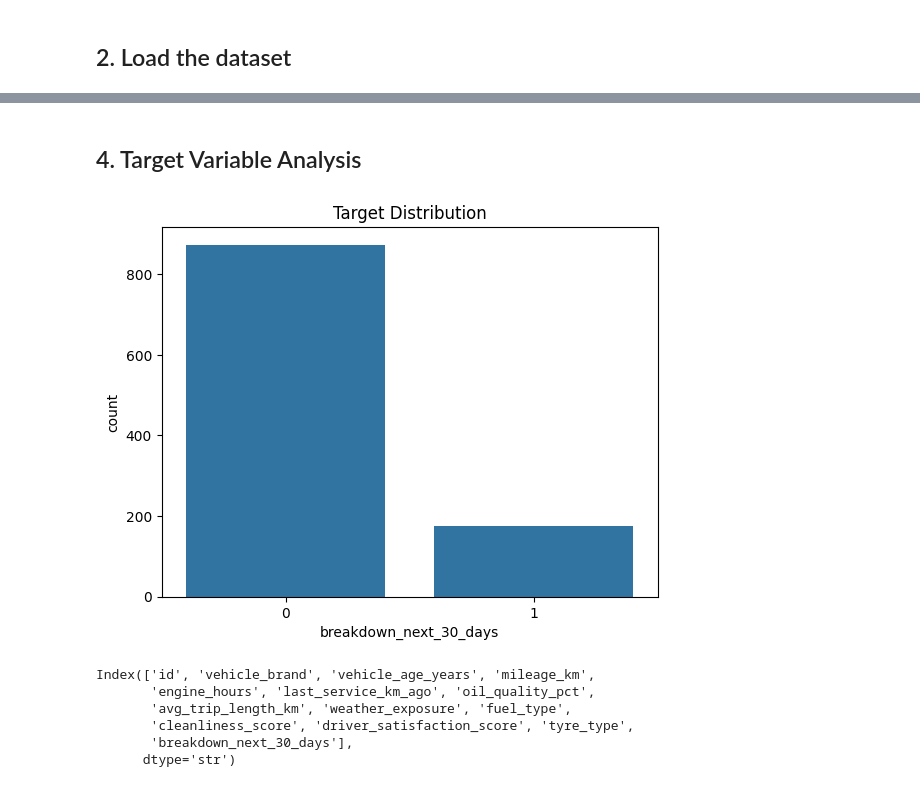
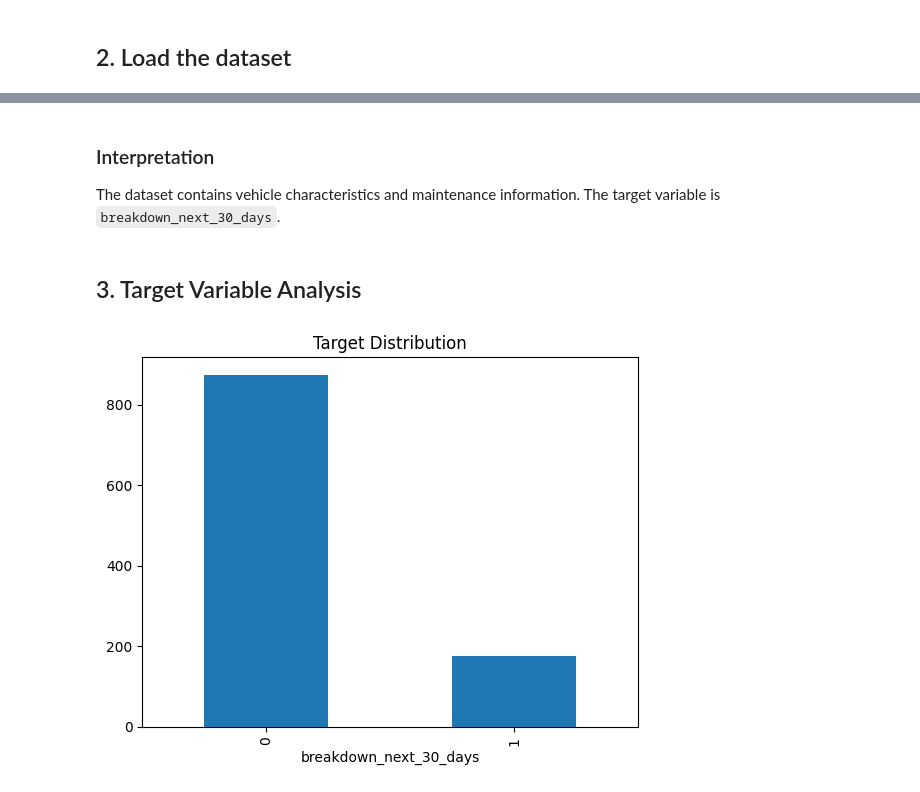
Before and after one commit to IlliaKrivoruchko/Car_Breakdown, a Jupyter notebook: eda.ipynb, the cells around one changed output, grey strips where cells are left out. Saved outputs shown, nothing was run; the diff lists cells and outputs as text; code cells hidden in the pictures.

```diff
--- a/eda.ipynb
+++ b/eda.ipynb
@@ -14,8 +17,7 @@ pd.set_option('display.max_columns', None)
 # %% [markdown]
 ## 2. Load the dataset
 # %%
-train = pd.read_csv("train_CarBreakDown.csv")
-test = pd.read_csv("test_CarBreakDown.csv")
-
+train.shape
+train.info()
 train.head()
 # %% [output]
@@ -61,20 +47,15 @@ memory usage: 115.0 KB
+# %% [markdown]
+### Interpretation
+
+The dataset contains vehicle characteristics and maintenance information.
+The target variable is `breakdown_next_30_days`.
 # %% [markdown]
-## 4. Target Variable Analysis
+## 3. Target Variable Analysis
 # %%
 train["breakdown_next_30_days"].value_counts()
 train["breakdown_next_30_days"].value_counts(normalize=True)
-sns.countplot(x="breakdown_next_30_days", data=train)
+train["breakdown_next_30_days"].value_counts().plot(kind="bar")
 plt.title("Target Distribution")
 plt.show()
 # %% [output]
-[figure, old version]
+[figure, new version]
-# %%
-
-train.columns
-# %% [output]
-Index(['id', 'vehicle_brand', 'vehicle_age_years', 'mileage_km',
-       'engine_hours', 'last_service_km_ago', 'oil_quality_pct',
-       'avg_trip_length_km', 'weather_exposure', 'fuel_type',
-       'cleanliness_score', 'driver_satisfaction_score', 'tyre_type',
-       'breakdown_next_30_days'],
-      dtype='str')
```
Also changed, not shown: parts of 32 cells of this notebook.
